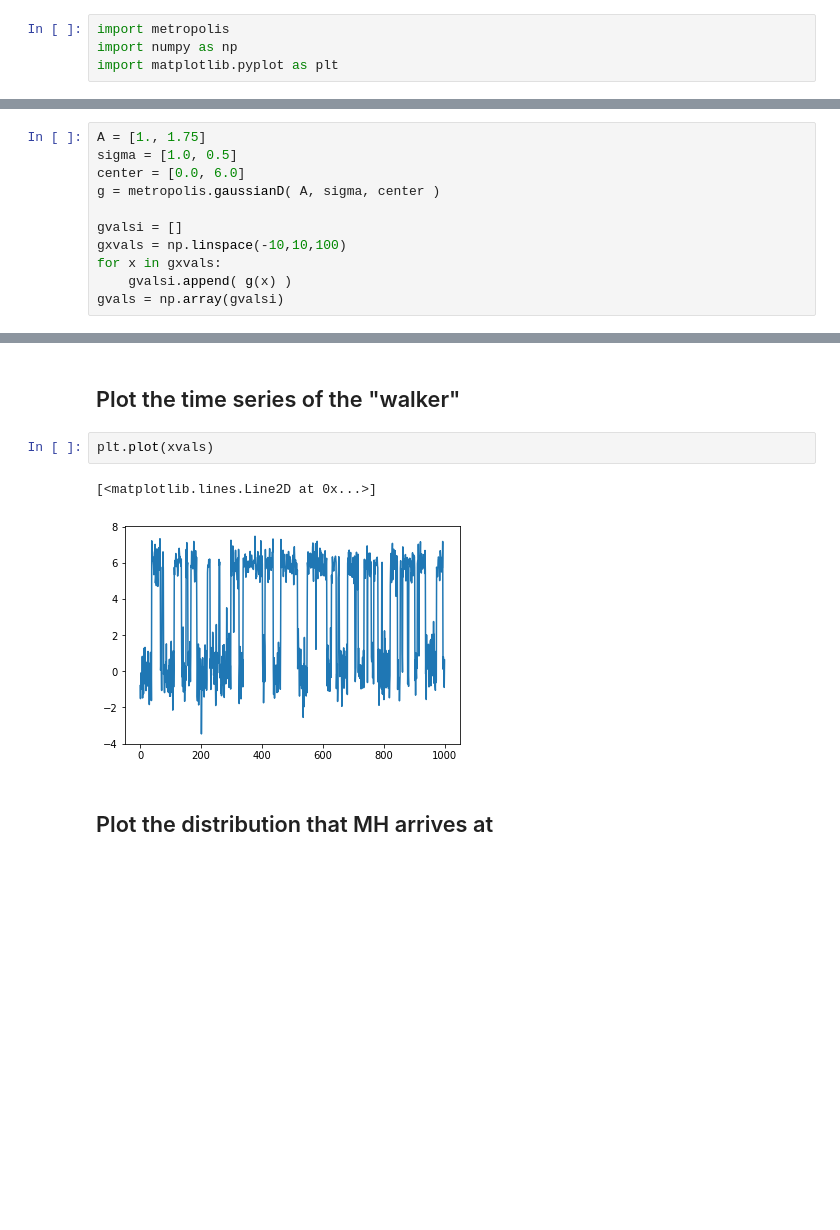
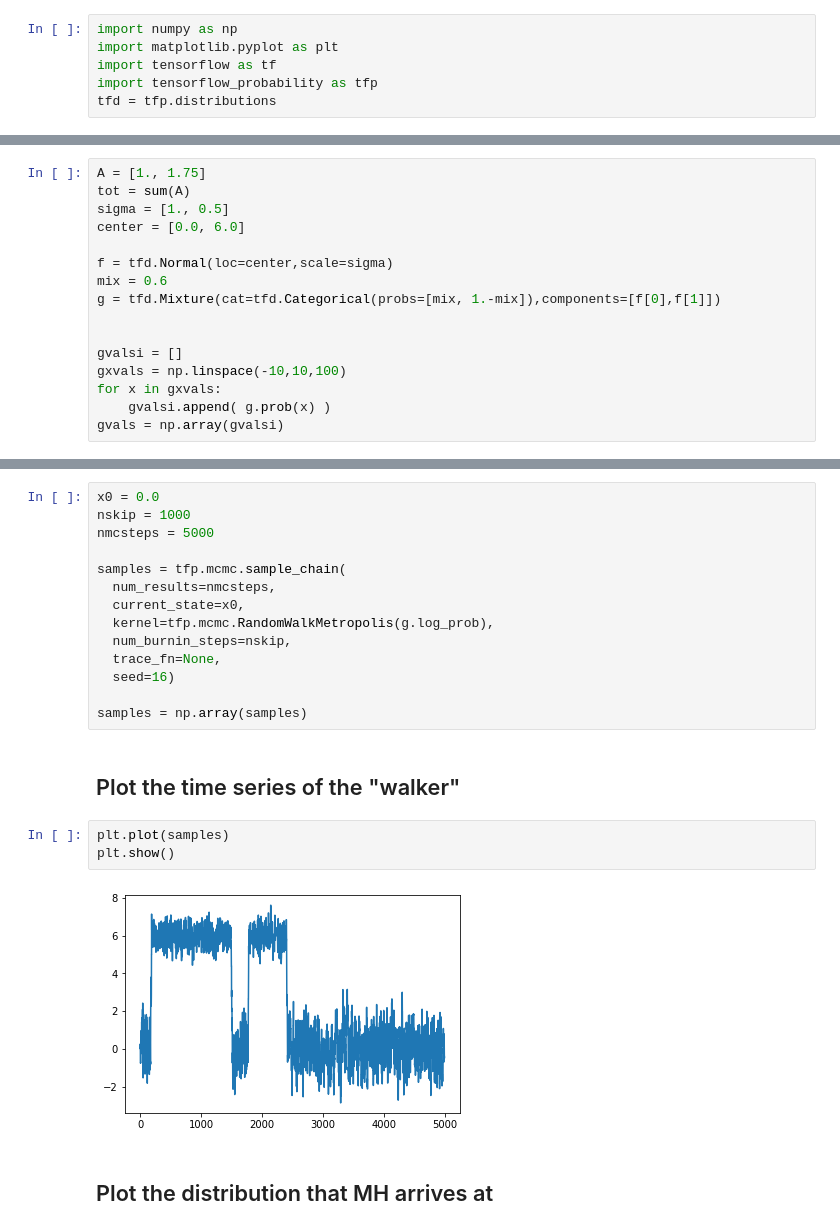
Before and after one commit to ubsuny/tensorflow-probability-AdroitErudite, a Jupyter notebook: David/Problem 2.ipynb, the cells around one changed output, grey strips where cells are left out. Drawn from its saved outputs; the diff is of its cells as text; blank space fills up the shorter version.

```diff
--- a/David/Problem 2.ipynb
+++ b/David/Problem 2.ipynb
@@ -20,19 +6,26 @@ sys.path.append( os.path.abspath("swig") )
 # %%
-import metropolis
 import numpy as np
 import matplotlib.pyplot as plt
+import tensorflow as tf
+import tensorflow_probability as tfp
+tfd = tfp.distributions
 # %% [markdown]
 ## Probability distribution
 
 Make the probability distribution equal to a sum of Gaussians.
 # %%
 A = [1., 1.75]
-sigma = [1.0, 0.5]
+tot = sum(A)
+sigma = [1., 0.5]
 center = [0.0, 6.0]
-g = metropolis.gaussianD( A, sigma, center )
+
+f = tfd.Normal(loc=center,scale=sigma)
+mix = 0.6
+g = tfd.Mixture(cat=tfd.Categorical(probs=[mix, 1.-mix]),components=[f[0],f[1]])
+
 
 gvalsi = []
 gxvals = np.linspace(-10,10,100)
 for x in gxvals:
-    gvalsi.append( g(x) )
+    gvalsi.append( g.prob(x) )
 gvals = np.array(gvalsi)
@@ -59,10 +40,24 @@ for i in range(nmcsteps):
+# %%
+x0 = 0.0
+nskip = 1000
+nmcsteps = 5000
+
+samples = tfp.mcmc.sample_chain(
+  num_results=nmcsteps,
+  current_state=x0,
+  kernel=tfp.mcmc.RandomWalkMetropolis(g.log_prob),
+  num_burnin_steps=nskip,
+  trace_fn=None,
+  seed=16)
+
+samples = np.array(samples)
 # %% [markdown]
 ## Plot the time series of the "walker"
 # %%
-plt.plot(xvals)
+plt.plot(samples)
+plt.show()
 # %% [output]
-[<matplotlib.lines.Line2D at 0x...>]
-[figure, old version]
+[figure, new version]
 # %% [markdown]
 ## Plot the distribution that MH arrives at
 # %%
```
Also changed, not shown: parts of 8 cells of this notebook, 1 other file.
